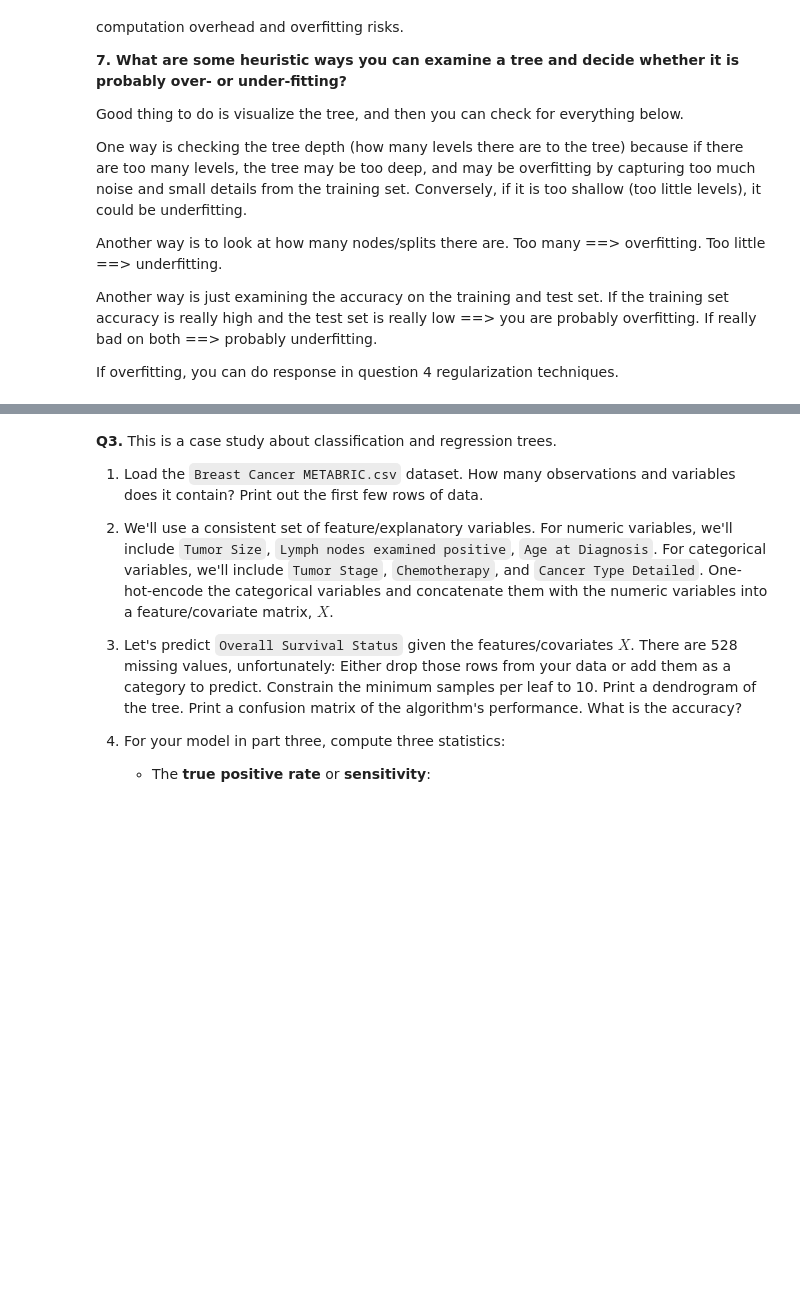
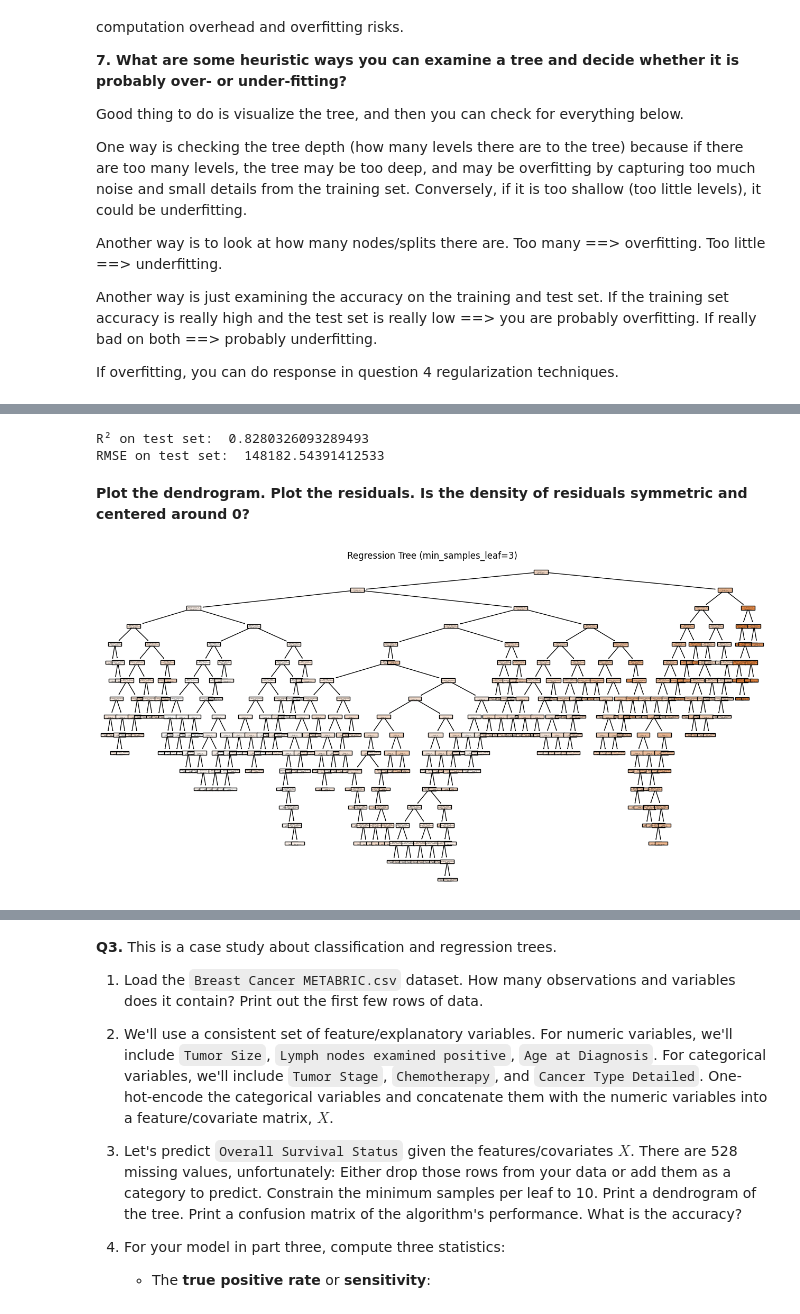
Before and after one commit to isaactabor21/trees, a Jupyter notebook: assignment/assignment.ipynb, the cells around one changed output, grey strips where cells are left out. Cells and saved outputs as stored; diff of their text form; code cells hidden in the pictures; blank space fills up the shorter version.

```diff
--- a/assignment/assignment.ipynb
+++ b/assignment/assignment.ipynb
@@ -67,0 +188,32 @@ If overfitting, you can do response in question 4 regularization techniques.
+# %%
+# ChatGPT helped me with this some too
+import numpy as np
+from sklearn.metrics import mean_squared_error
+
+
+# 1. Fit the model with your optimal parameter
+cart = DecisionTreeRegressor(min_samples_leaf=3, random_state=100)
+cart.fit(X_train, y_train)
+
+# 2. Predict on test set
+y_hat = cart.predict(X_test)
+
+# 3. Evaluate performance
+r2 = r2_score(y_test, y_hat)
+rmse = np.sqrt(mean_squared_error(y_test, y_hat))
+
+print("R² on test set: ", r2)
+print("RMSE on test set: ", rmse)
+# %% [output]
+R² on test set:  0.8280326093289493
+RMSE on test set:  148182.54391412533
+# %% [markdown]
+**Plot the dendrogram. Plot the residuals. Is the density of residuals symmetric and centered around 0?**
+# %%
+# Plot the regression tree (a.k.a. dendrogram)
+plt.figure(figsize=(16, 8))
+plot_tree(cart, feature_names=X.columns, filled=True)
+plt.title("Regression Tree (min_samples_leaf=3)")
+plt.show()
+# %% [output]
+[figure, added]
```
Also changed, not shown: parts of 27 cells of this notebook.
